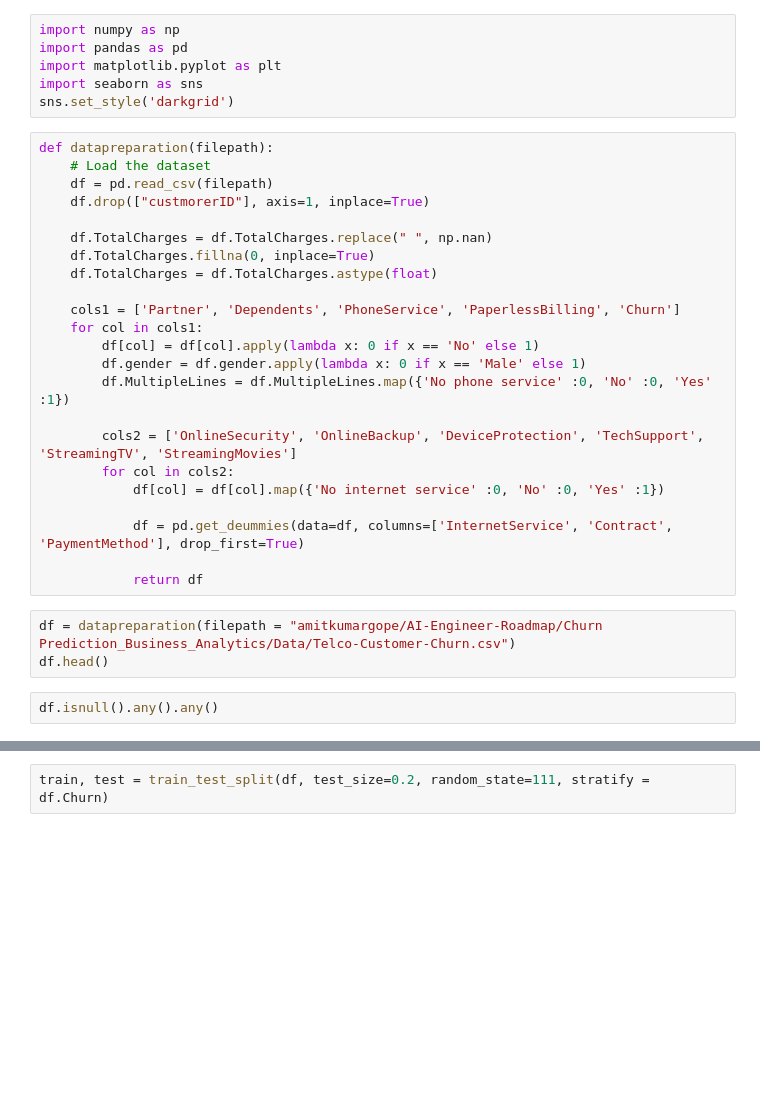
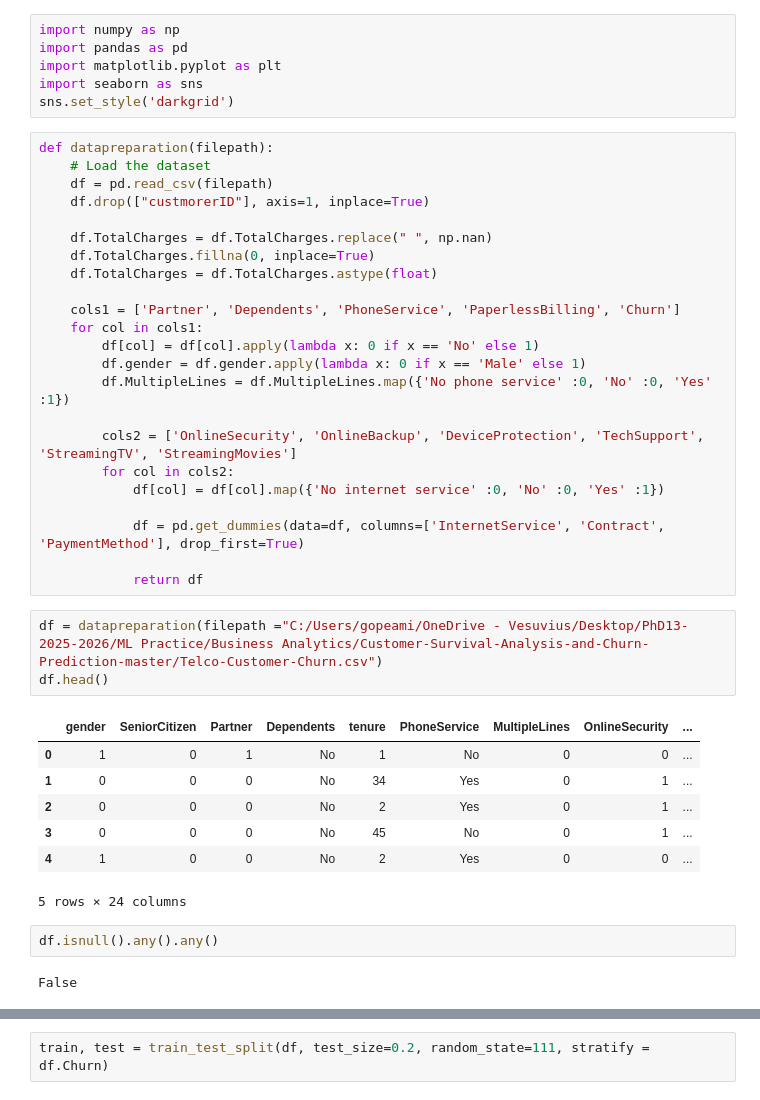
Before and after one commit to amitkumargope/AI-Engineer-Roadmap, a Jupyter notebook: Churn Prediction_Business_Analytics/Churn prediction.Ipynb, the cells around one changed output, grey strips where cells are left out. Cells and saved outputs as stored; diff of their text form; blank space fills up the shorter version.

```diff
--- a/Churn Prediction_Business_Analytics/Churn prediction.Ipynb
+++ b/Churn Prediction_Business_Analytics/Churn prediction.Ipynb
@@ -24,14 +24,24 @@ def datapreparation(filepath):
         for col in cols2:
             df[col] = df[col].map({'No internet service' :0, 'No' :0, 'Yes' :1})
 
-            df = pd.get_deummies(data=df, columns=['InternetService', 'Contract', 'PaymentMethod'], drop_first=True)
+            df = pd.get_dummies(data=df, columns=['InternetService', 'Contract', 'PaymentMethod'], drop_first=True)
 
             return df
-# %%
-df = datapreparation(filepath = "amitkumargope/AI-Engineer-Roadmap/Churn Prediction_Business_Analytics/Data/Telco-Customer-Churn.csv")
-df.head()
+# %%
+df = datapreparation(filepath ="C:/Users/gopeami/OneDrive - Vesuvius/Desktop/PhD13- 2025-2026/ML Practice/Business Analytics/Customer-Survival-Analysis-and-Churn-Prediction-master/Telco-Customer-Churn.csv")
+df.head()
+# %% [output]
+|  | gender | SeniorCitizen | Partner | Dependents | tenure | PhoneService | MultipleLines | OnlineSecurity | ... |
+| 0 | 1 | 0 | 1 | No | 1 | No | 0 | 0 | ... |
+| 1 | 0 | 0 | 0 | No | 34 | Yes | 0 | 1 | ... |
+| 2 | 0 | 0 | 0 | No | 2 | Yes | 0 | 1 | ... |
+| 3 | 0 | 0 | 0 | No | 45 | No | 0 | 1 | ... |
+| 4 | 1 | 0 | 0 | No | 2 | Yes | 0 | 0 | ... |
+5 rows × 24 columns
 # %%
 df.isnull().any().any()
+# %% [output]
+False
 # %%
 from sklearn.model_selection import train_test_split, GridSearchCV, cross_val_score
 from sklearn.metrics import confusion_matrix, accuracy_score, classification_report
```
Also changed, not shown: parts of 1 cell of this notebook.
